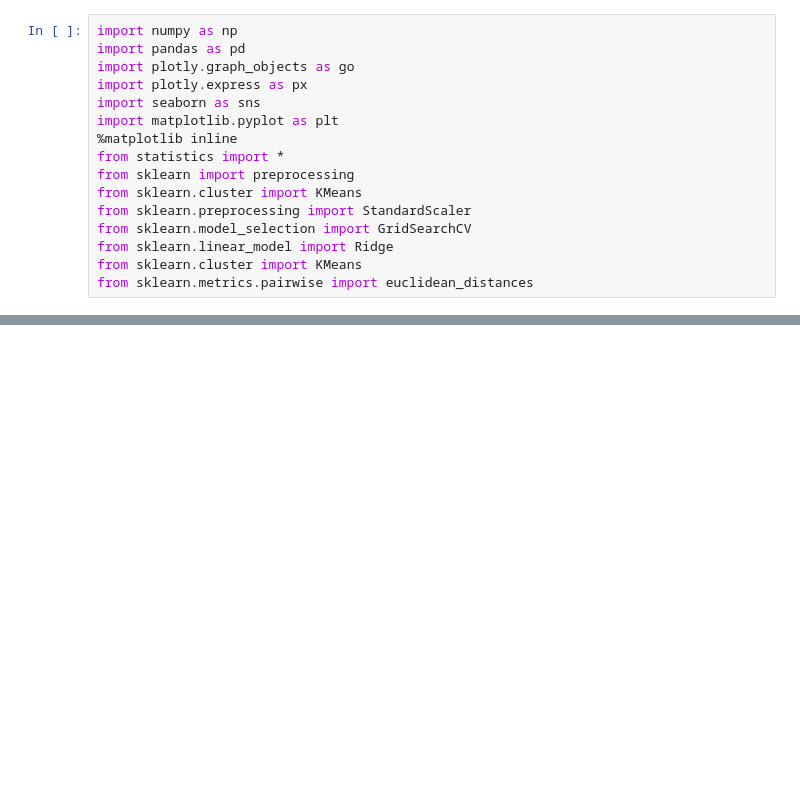
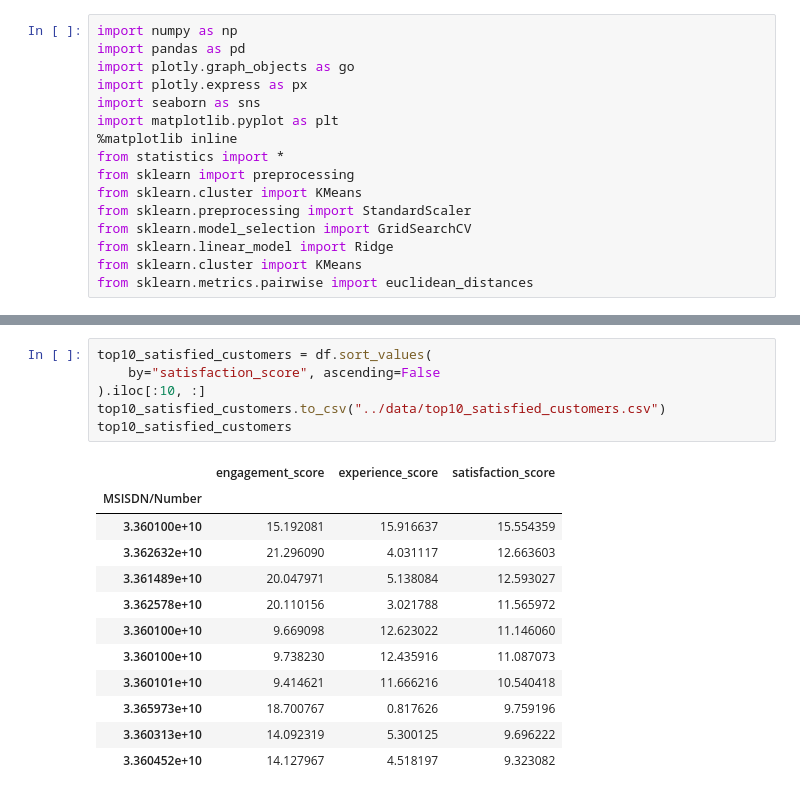
Before and after one commit to abeselomg/Telecom_user_analysis, a Jupyter notebook: notebooks/satsfaction-analysis.ipynb, the cells around one changed output, grey strips where cells are left out. Cells and saved outputs as stored; diff of their text form; blank space fills up the shorter version.

```diff
--- a/notebooks/satsfaction-analysis.ipynb
+++ b/notebooks/satsfaction-analysis.ipynb
@@ -22,0 +134,19 @@ FileNotFoundError: [Errno 2] No such file or directory: '../data/centero_engagme
+# %%
+top10_satisfied_customers = df.sort_values(
+    by="satisfaction_score", ascending=False
+).iloc[:10, :]
+top10_satisfied_customers.to_csv("../data/top10_satisfied_customers.csv")
+top10_satisfied_customers
+# %% [output]
+|  | engagement_score | experience_score | satisfaction_score |
+| MSISDN/Number |  |  |  |
+| 3.360100e+10 | 15.192081 | 15.916637 | 15.554359 |
+| 3.362632e+10 | 21.296090 | 4.031117 | 12.663603 |
+| 3.361489e+10 | 20.047971 | 5.138084 | 12.593027 |
+| 3.362578e+10 | 20.110156 | 3.021788 | 11.565972 |
+| 3.360100e+10 | 9.669098 | 12.623022 | 11.146060 |
+| 3.360100e+10 | 9.738230 | 12.435916 | 11.087073 |
+| 3.360101e+10 | 9.414621 | 11.666216 | 10.540418 |
+| 3.365973e+10 | 18.700767 | 0.817626 | 9.759196 |
+| 3.360313e+10 | 14.092319 | 5.300125 | 9.696222 |
+| 3.360452e+10 | 14.127967 | 4.518197 | 9.323082 |
```
Also changed, not shown: parts of 21 cells of this notebook, 8 other files.
